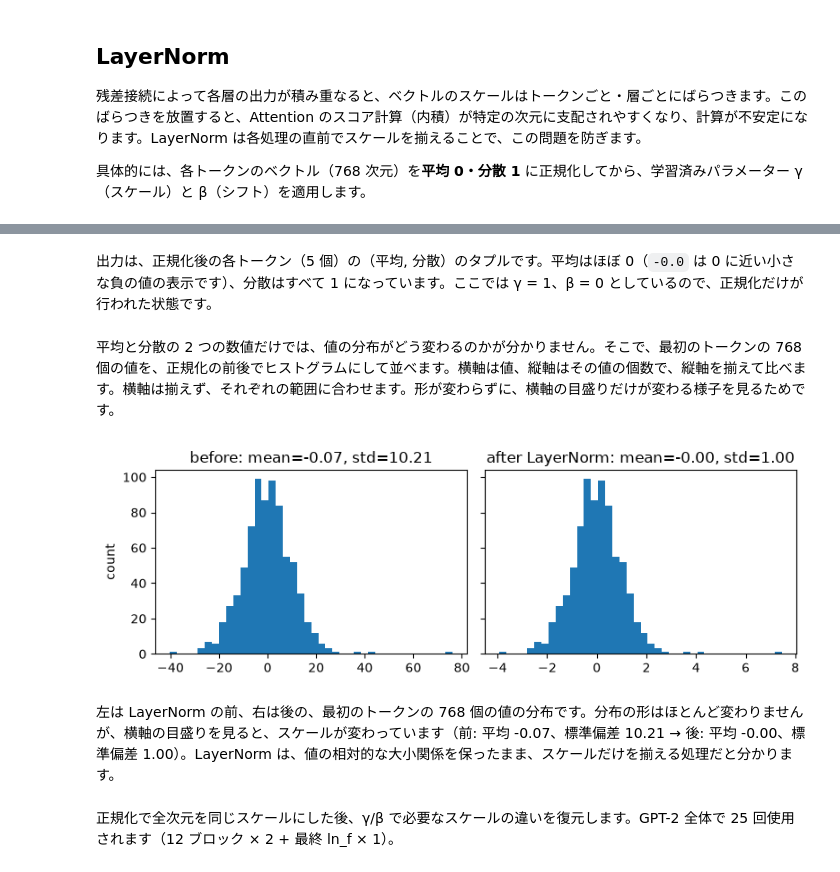
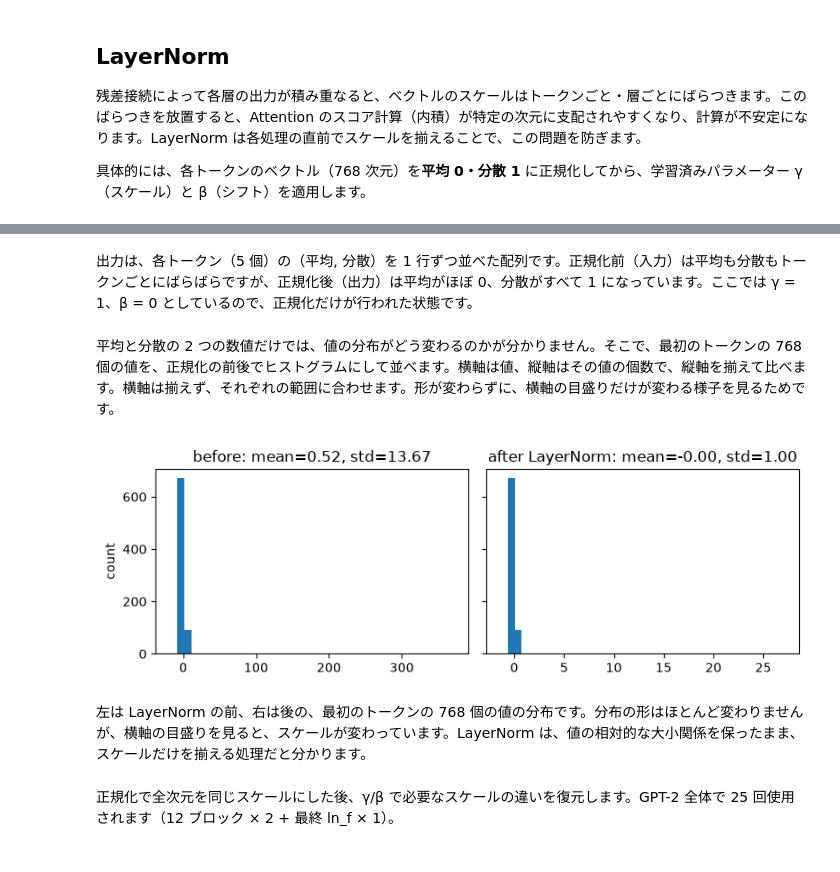
Before and after one commit to 7shi/my-gpt2, a Jupyter notebook: abridged.ipynb, the cells around one changed output, grey strips where cells are left out. Cells and saved outputs as stored; diff of their text form; code cells hidden in the pictures.

```diff
--- a/abridged.ipynb
+++ b/abridged.ipynb
@@ -138,9 +138,11 @@ input_ids: [('The', 464), (' capital', 3139), (' of', 286), (' France', 4881), (
 vectorized_input_ids = wte[input_ids]
 indices = np.arange(len(input_ids))
 positional_info = wpe[indices]
-x = vectorized_input_ids + positional_info
+embedded_x = vectorized_input_ids + positional_info
 
+print("norm(vectorized_input_ids):", np.linalg.norm(vectorized_input_ids, axis=-1))
 print("indices:", indices)
-print("x (embedded input):", x)
-print("norm(x):", np.linalg.norm(x, axis=-1))
+print("norm(positional_info):", np.linalg.norm(positional_info, axis=-1))
+print("embedded_x (embedded input):", embedded_x)
+print("norm(embedded_x):", np.linalg.norm(embedded_x, axis=-1))
 # %% [output]
@@ -159,13 +163,14 @@ norm(x): [10.132026   6.2453856  5.2828484  5.5339622  4.9377227]
 # %%
 # Step 2: Transformer Block × 12 — 文脈理解と特徴変換を繰り返す
-for block in blocks:
+x = embedded_x
+for i, block in enumerate(blocks, start=1):
     y = block.ln_1(x)  # 正規化
     y = block.attn(y)  # 文脈理解
     x = x + y          # 残差接続（加算）
     z = block.ln_2(x)  # 正規化
     z = block.mlp(z)   # 特徴変換
     x = x + z          # 残差接続（加算）
+    print(f"Block {i:2d} norm(x):", np.linalg.norm(x, axis=-1))
 
-print("x (after Transformer blocks):", x)
-print("norm(x):", np.linalg.norm(x, axis=-1))
+transformed_x = x
 # %% [output]
@@ -440,16 +455,23 @@ print("出力:", x)
 
 具体的には、各トークンのベクトル（768 次元）を**平均 0・分散 1** に正規化してから、学習済みパラメーター γ（スケール）と β（シフト）を適用します。
 # %%
-class LayerNorm:
-    def __call__(self, x, eps=1e-5):
-        mean = np.mean(x, axis=-1, keepdims=True)
-        variance = np.var(x, axis=-1, keepdims=True)
-        x_norm = (x - mean) / np.sqrt(variance + eps)
-        return self.g * x_norm + self.b  # γ でスケール、β でシフト
+# 入力を設定
+x = transformed_x
+
+# LayerNorm クラスの中身
+mean = np.mean(x, axis=-1, keepdims=True)       # 平均を計算
+variance = np.var(x, axis=-1, keepdims=True)    # 分散を計算
+x_norm = (x - mean) / np.sqrt(variance + 1e-5)  # 正規化
 
 # γ=1, β=0 なら正規化のみ。平均 0・分散 1 になる
-ln = LayerNorm()
-ln.g, ln.b = 1.0, 0.0
-y = ln(x)
-print("(平均, 分散):", list(zip(y.mean(axis=-1).round(3).tolist(), y.var(axis=-1).round(3).tolist())))
+g = 1.0
+b = 0.0
+normed_y = g * x_norm + b
+
+# 確認
+with np.printoptions(suppress=True):  # 指数表記にしない
+    print("入力 (平均, 分散):")
+    print(np.c_[x.mean(axis=-1), x.var(axis=-1)].round(3))
+    print("出力 (平均, 分散):")
+    print(np.c_[normed_y.mean(axis=-1), normed_y.var(axis=-1)].round(3))
 # %% [output]
@@ -457,19 +490,19 @@ print("(平均, 分散):", list(zip(y.mean(axis=-1).round(3).tolist(), y.var(axi
 # %% [markdown]
-出力は、正規化後の各トークン（5 個）の（平均, 分散）のタプルです。平均はほぼ 0（`-0.0` は 0 に近い小さな負の値の表示です）、分散はすべて 1 になっています。ここでは γ = 1、β = 0 としているので、正規化だけが行われた状態です。
+出力は、各トークン（5 個）の（平均, 分散）を 1 行ずつ並べた配列です。正規化前（入力）は平均も分散もトークンごとにばらばらですが、正規化後（出力）は平均がほぼ 0、分散がすべて 1 になっています。ここでは γ = 1、β = 0 としているので、正規化だけが行われた状態です。
 # %% [markdown]
 平均と分散の 2 つの数値だけでは、値の分布がどう変わるのかが分かりません。そこで、最初のトークンの 768 個の値を、正規化の前後でヒストグラムにして並べます。横軸は値、縦軸はその値の個数で、縦軸を揃えて比べます。横軸は揃えず、それぞれの範囲に合わせます。形が変わらずに、横軸の目盛りだけが変わる様子を見るためです。
 # %%
 fig, axes = plt.subplots(1, 2, sharey=True, figsize=(8, 2.8))
-for ax, v, title in zip(axes, (x[0], y[0]), ("before", "after LayerNorm")):
+for ax, v, title in zip(axes, (x[0], normed_y[0]), ("before", "after LayerNorm")):
     ax.hist(v, bins=40)
     ax.set_title(f"{title}: mean={v.mean():.2f}, std={v.std():.2f}")
 axes[0].set_ylabel("count")
 plt.tight_layout()
 plt.show()
 # %% [output]
-[figure, old version]
+[figure, new version]
 # %% [markdown]
-左は LayerNorm の前、右は後の、最初のトークンの 768 個の値の分布です。分布の形はほとんど変わりませんが、横軸の目盛りを見ると、スケールが変わっています（前: 平均 -0.07、標準偏差 10.21 → 後: 平均 -0.00、標準偏差 1.00）。LayerNorm は、値の相対的な大小関係を保ったまま、スケールだけを揃える処理だと分かります。
+左は LayerNorm の前、右は後の、最初のトークンの 768 個の値の分布です。分布の形はほとんど変わりませんが、横軸の目盛りを見ると、スケールが変わっています。LayerNorm は、値の相対的な大小関係を保ったまま、スケールだけを揃える処理だと分かります。
 # %% [markdown]
 正規化で全次元を同じスケールにした後、γ/β で必要なスケールの違いを復元します。GPT-2 全体で 25 回使用されます（12 ブロック × 2 + 最終 ln_f × 1）。
 # %% [markdown]
```
Also changed, not shown: parts of 31 cells of this notebook.
